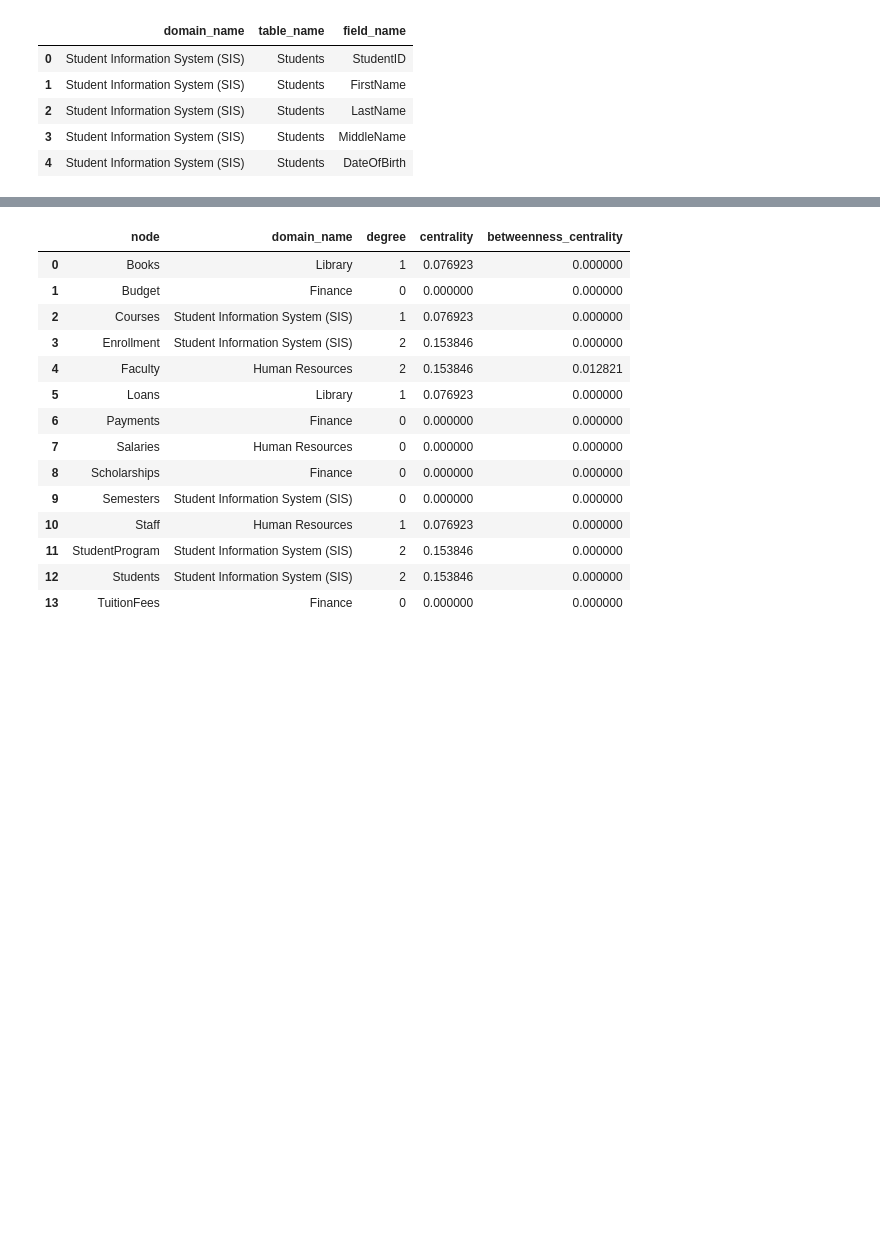
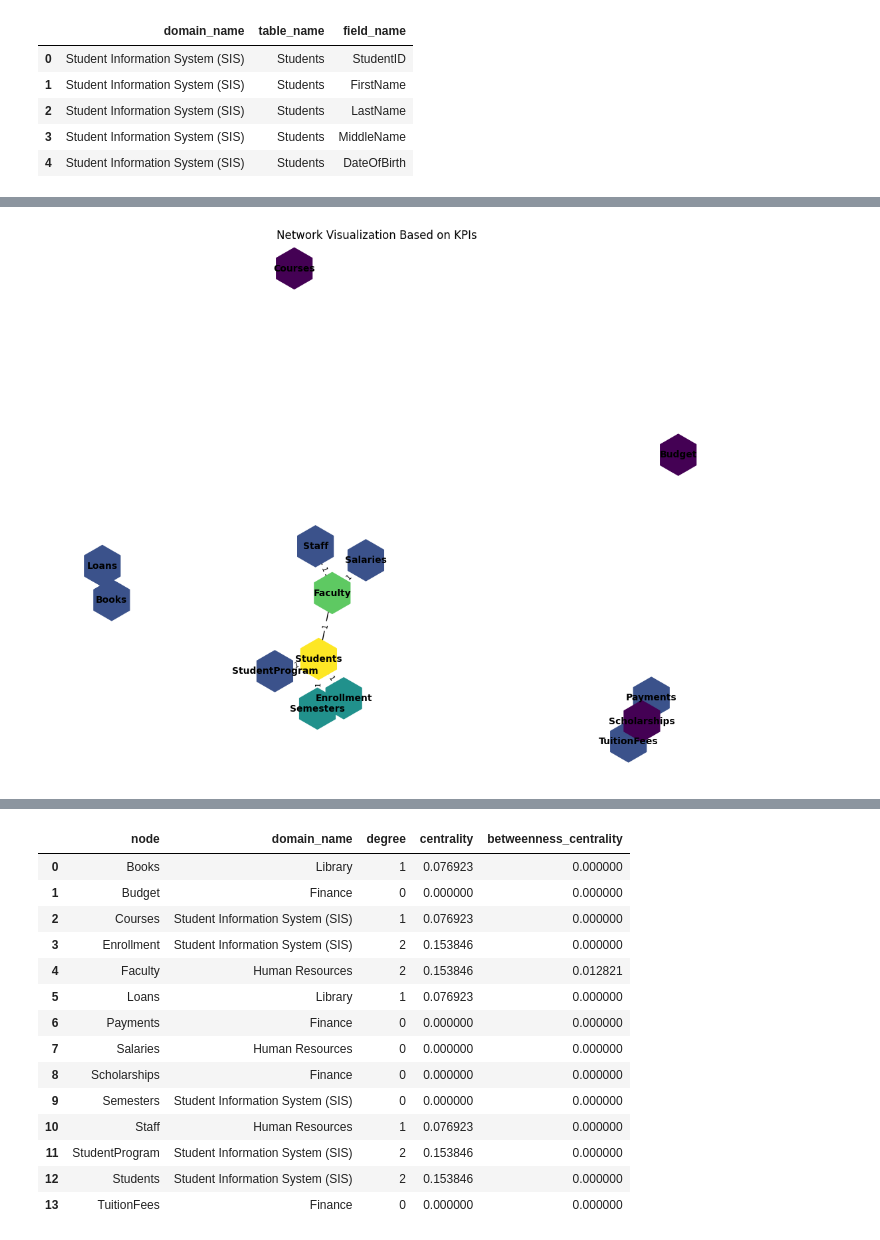
Before and after one commit to moria-ai-labs/data_readiness, a Jupyter notebook: notebooks/20250601-moria-schema-kpi-analysis-dev-notebook.v.0.1-c003.ipynb, the cells around one changed output, grey strips where cells are left out. Drawn from its saved outputs; the diff is of its cells as text; code cells hidden in the pictures; blank space fills up the shorter version.

```diff
--- a/notebooks/20250601-moria-schema-kpi-analysis-dev-notebook.v.0.1-c003.ipynb
+++ b/notebooks/20250601-moria-schema-kpi-analysis-dev-notebook.v.0.1-c003.ipynb
@@ -51,3 +52,7 @@ graph_visualizer.visualize_network_schema(df_schema)
+# %%
+G_kpis_v = graph_visualizer.visualize_network_kpis(df_kpis)
+# %% [output]
+[figure, added]
 # %%
 graph_visualizer.visualize_combined_networks1(df_schema, df_kpis)
 # %% [output]
```
Also changed, not shown: parts of 9 cells of this notebook.
